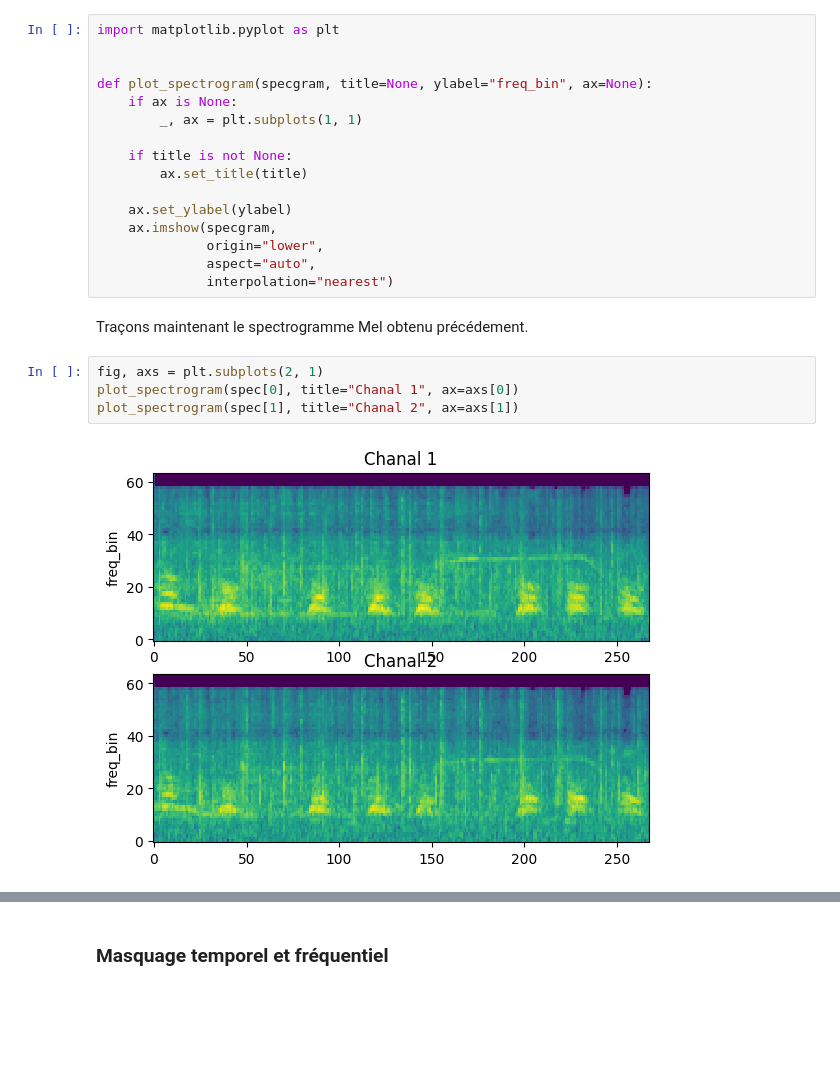
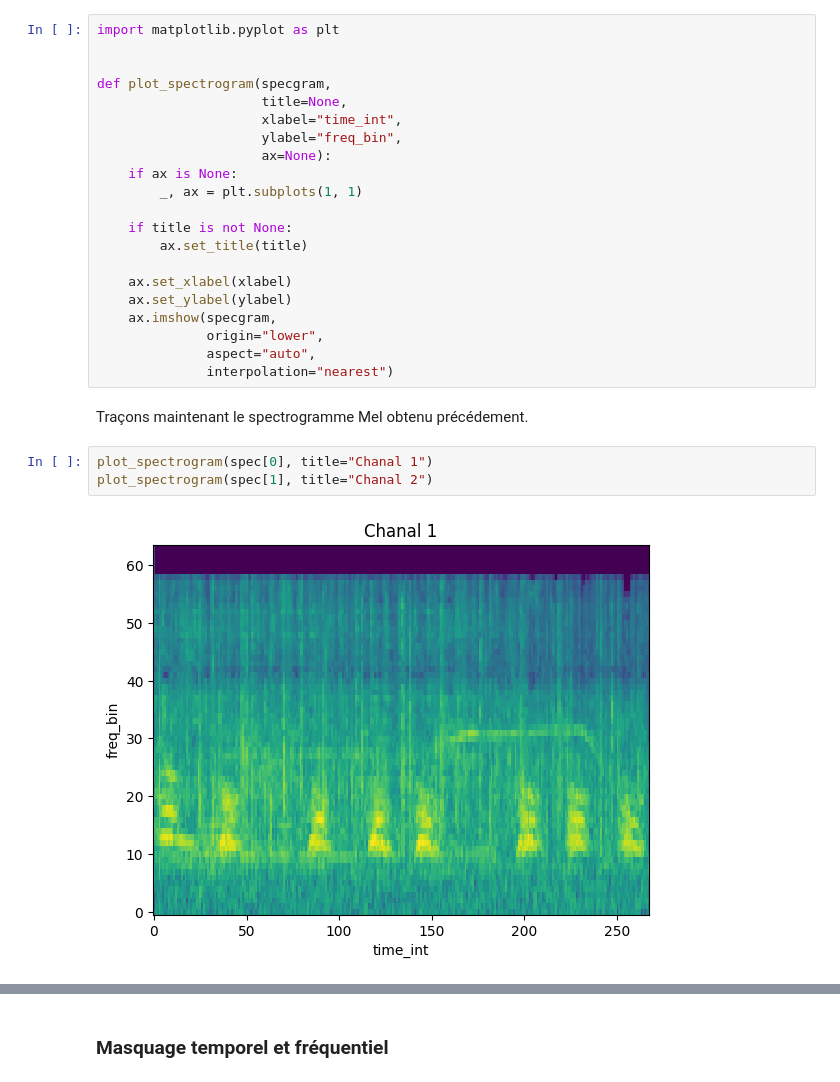
Before and after one commit to mokira3d48/sound_classifier, a Jupyter notebook: sound_classifier.ipynb, the cells around one changed output, grey strips where cells are left out. Drawn from its saved outputs; the diff is of its cells as text; blank space fills up the shorter version.

```diff
--- a/sound_classifier.ipynb
+++ b/sound_classifier.ipynb
@@ -572,13 +572,18 @@ On va écrire une fonction pour visualiser nos spectrogramme MEL.
 import matplotlib.pyplot as plt
 
 
-def plot_spectrogram(specgram, title=None, ylabel="freq_bin", ax=None):
+def plot_spectrogram(specgram,
+                     title=None,
+                     xlabel="time_int",
+                     ylabel="freq_bin",
+                     ax=None):
     if ax is None:
         _, ax = plt.subplots(1, 1)
 
     if title is not None:
         ax.set_title(title)
 
+    ax.set_xlabel(xlabel)
     ax.set_ylabel(ylabel)
     ax.imshow(specgram,
               origin="lower",
@@ -587,8 +592,7 @@ def plot_spectrogram(specgram, title=None, ylabel="freq_bin", ax=None):
 # %% [markdown]
 Traçons maintenant le spectrogramme Mel obtenu précédement.
 # %%
-fig, axs = plt.subplots(2, 1)
-plot_spectrogram(spec[0], title="Chanal 1", ax=axs[0])
-plot_spectrogram(spec[1], title="Chanal 2", ax=axs[1])
+plot_spectrogram(spec[0], title="Chanal 1")
+plot_spectrogram(spec[1], title="Chanal 2")
 # %% [output]
-[figure, old version]
+[figure, new version]
```
Also changed, not shown: parts of 16 cells of this notebook.
